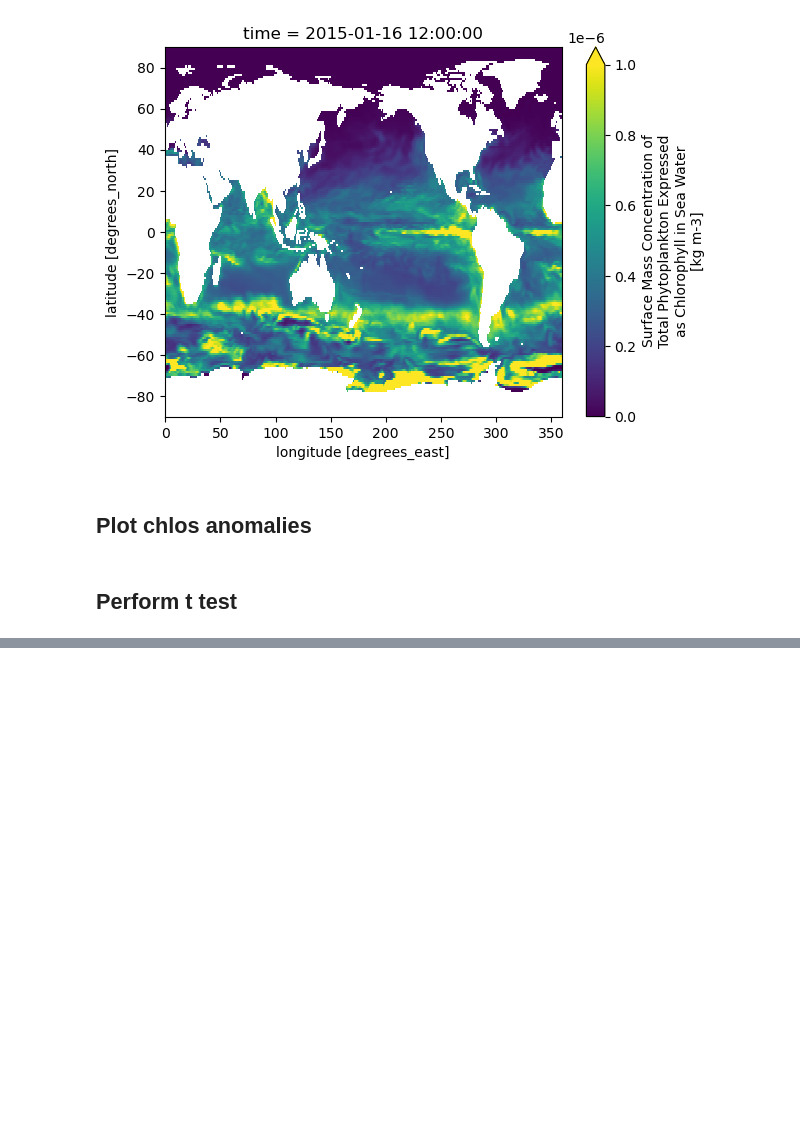
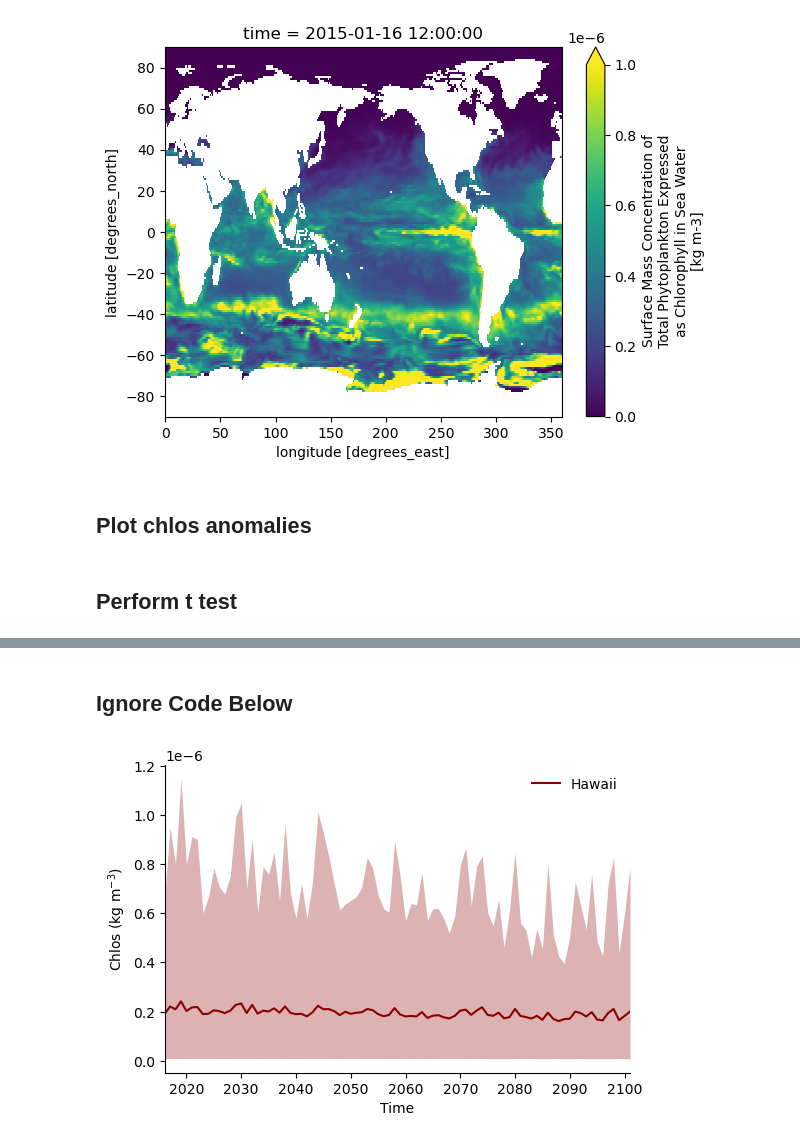
Before and after one commit to jake-t-snyder/Team-Sediment, a Jupyter notebook: Snyder_Project Code.ipynb, the cells around one changed output, grey strips where cells are left out. Cells and saved outputs as stored; diff of their text form; code cells hidden in the pictures; blank space fills up the shorter version.

```diff
--- a/Snyder_Project Code.ipynb
+++ b/Snyder_Project Code.ipynb
@@ -150,0 +376,24 @@ Text(0.5, 1.0, 'ACCESS_ESM1_5')
+# %% [markdown]
+## Ignore Code Below
+# %%
+import matplotlib.pyplot as plt
+
+# Plot data
+f, ax = plt.subplots(1, 1, figsize=(6, 4))
+
+# Plot the multi-model mean and model range
+for site, color in zip(site_list, ['darkred']):
+    ax.fill_between(chlos_sites.time, chlos_sites.loc[:, :, site].min(dim='model'),
+                    chlos_sites.loc[:, :, site].max(dim='model').resample(time='1YE').mean(), color=color, lw=0, alpha=0.3) # Multi-model mean
+    ax.plot(chlos_sites.time, chlos_sites.loc[:, :, site].mean(dim='model').resample(time='1YE').mean(), label=site, c=color) # Multi-model range
+
+ax.legend(frameon=False)
+
+ax.spines['top'].set_visible(False)
+ax.spines['right'].set_visible(False)
+ax.set_xlim([datetime(year=2016, month=1, day=31), datetime(year=2100, month=12, day=31)]) # Remove annoying gaps on left and right
+
+ax.set_xlabel('Time')
+ax.set_ylabel('Chlos (kg m$^{-3}$)');
+# %% [output]
+[figure, added]
```
Also changed, not shown: parts of 11 cells of this notebook.
